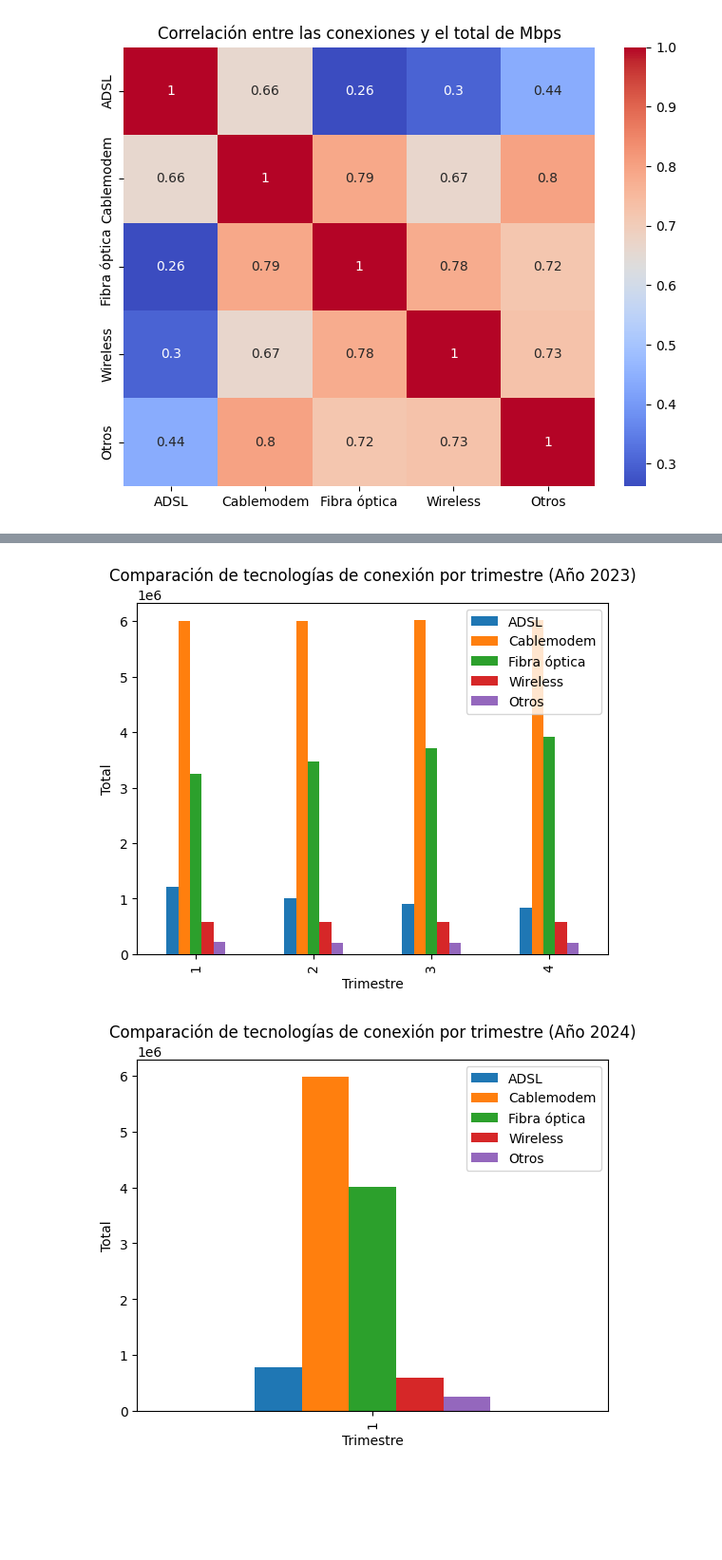
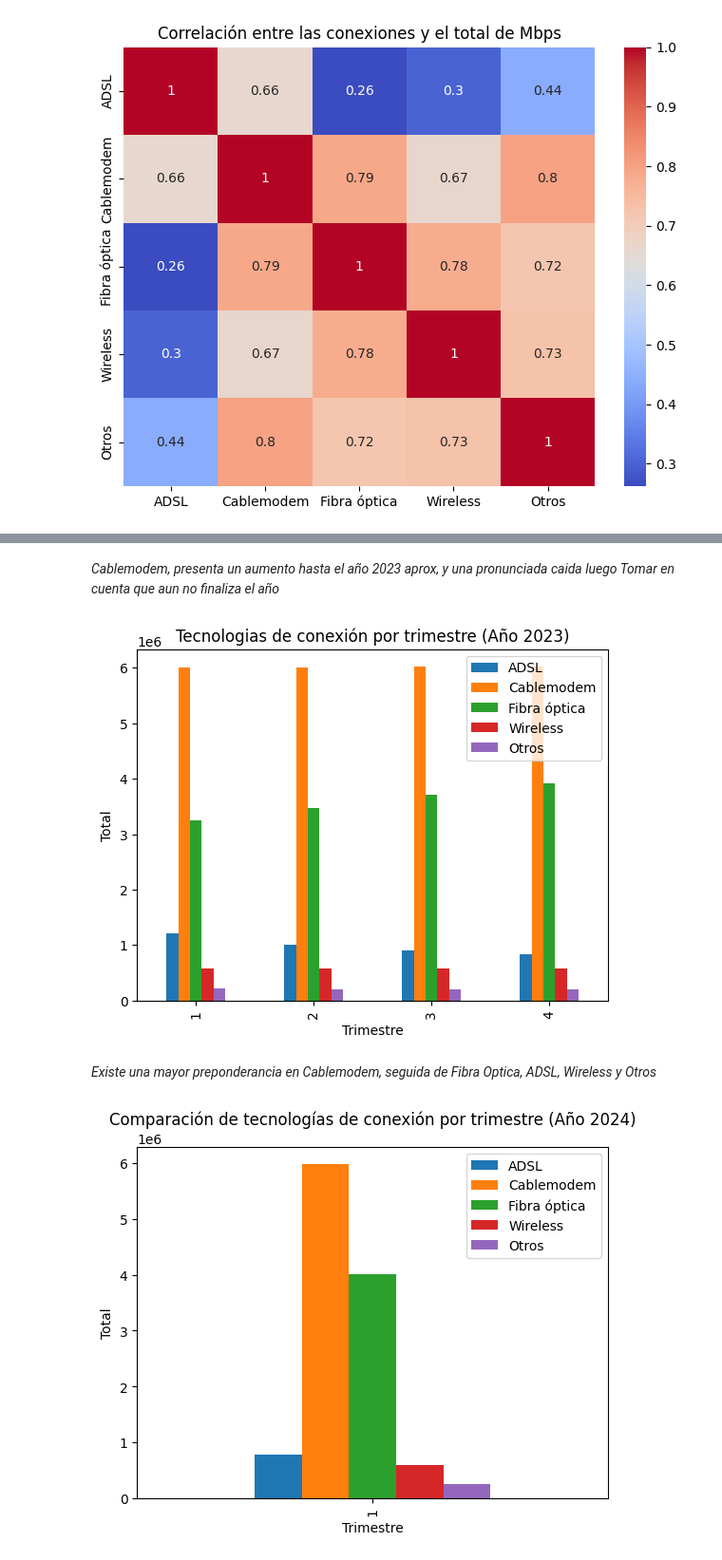
Before and after one commit to RomaDolcenera/PI2_enacom, a Jupyter notebook: EDA.ipynb, the cells around one changed output, grey strips where cells are left out. Shown at 95% size. Cells and saved outputs as stored; diff of their text form; code cells hidden in the pictures; blank space fills up the shorter version.

```diff
--- a/EDA.ipynb
+++ b/EDA.ipynb
@@ -256,14 +393,18 @@ plt.show()
+# %% [markdown]
+*Cablemodem, presenta un aumento hasta el año 2023 aprox, y una pronunciada caida luego Tomar en cuenta que aun no finaliza el año*
 # %%
 df_2023 = dfc[dfc['Año'] == 2023]
 
 df_group = df_2023.groupby('Trimestre')[['ADSL', 'Cablemodem', 'Fibra óptica', 'Wireless', 'Otros']].sum()
 df_group.plot(kind='bar')
 plt.xlabel('Trimestre')
 plt.ylabel('Total')
-plt.title('Comparación de tecnologías de conexión por trimestre (Año 2023)')
+plt.title('Tecnologias de conexión por trimestre (Año 2023)')
 plt.show()
 # %% [output]
-[figure, old version]
+[figure, new version]
+# %% [markdown]
+*Existe una mayor preponderancia en Cablemodem, seguida de Fibra Optica, ADSL, Wireless y Otros*
 # %%
 df_2024 = dfc[dfc['Año'] == 2024]
 
```
Also changed, not shown: parts of 44 cells of this notebook, 8 other files.
